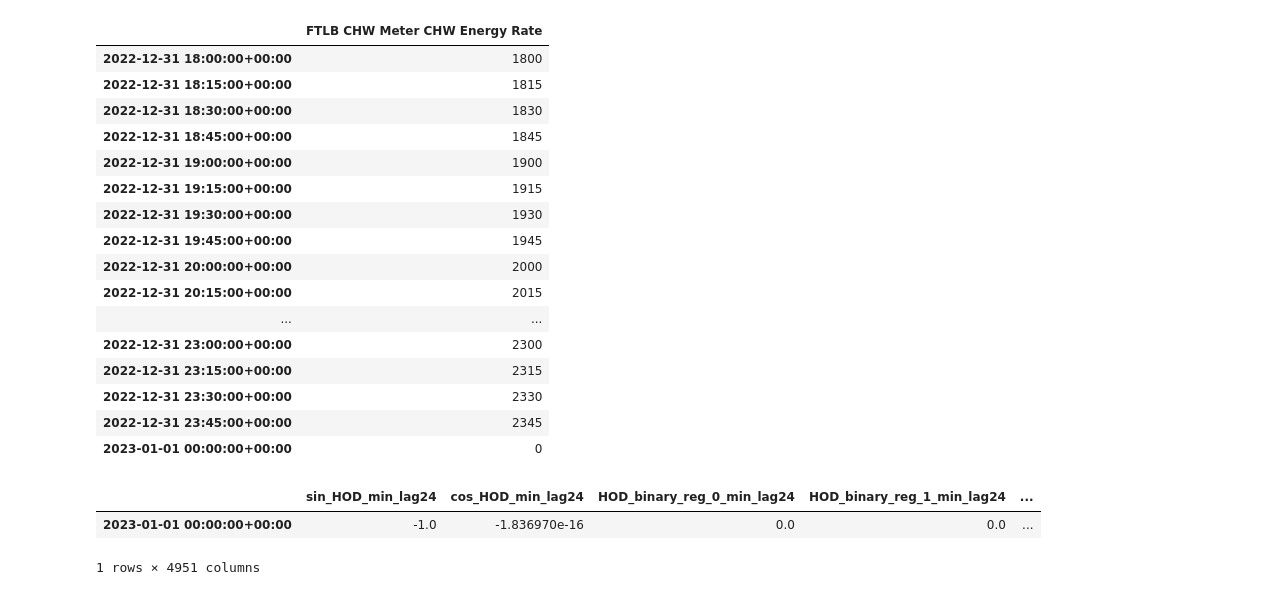
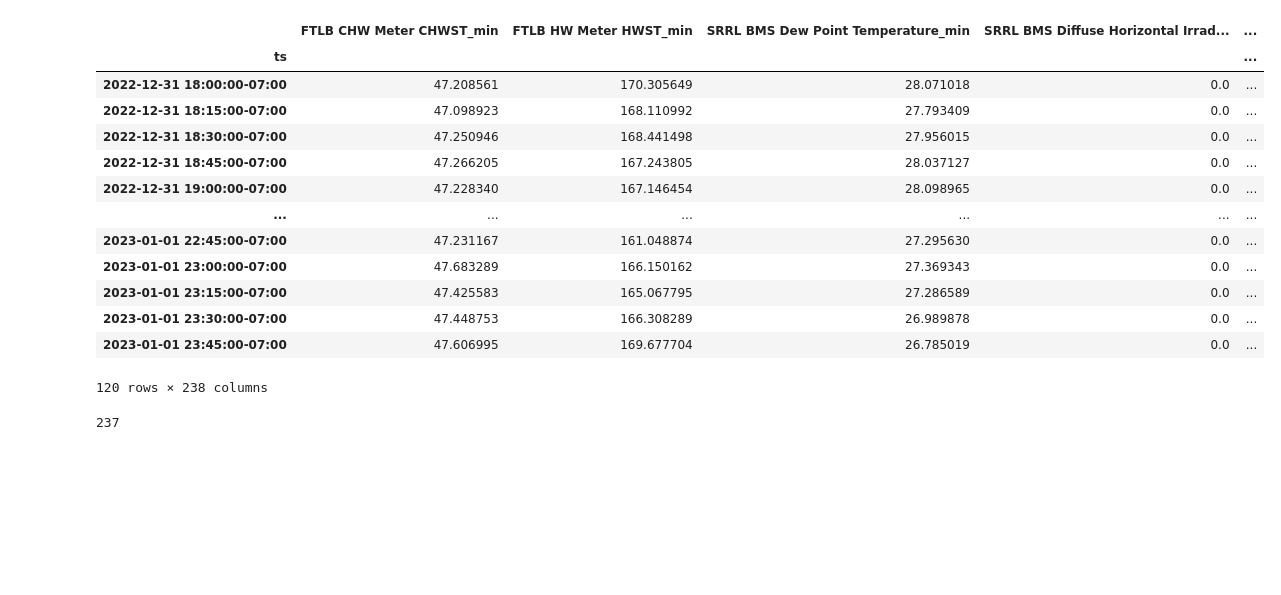
Before and after one commit to NREL/Wattile, a Jupyter notebook: notebooks/examples/predict.ipynb, the cells around one changed output. Saved outputs shown, nothing was run; the diff lists cells and outputs as text; code cells hidden in the pictures; blank space fills up the shorter version.

Commit message:
Use skyspark data

```diff
--- a/notebooks/examples/predict.ipynb
+++ b/notebooks/examples/predict.ipynb
@@ -27,0 +48,6 @@ print(configs)
+# %%
+exp_dir = PROJECT_DIRECTORY / "tests/fixtures/FTLB_FTLBCHWMeterCHWEnergyRate_r1"
+with open(exp_dir / "predictors_target_config.json", "r") as f:
+    boo = json.load(f)
+
+print([x["column"] for x in boo["predictors"]])
@@ -70,45 +70,30 @@ print(f"""
-# %%
-"""
-Great, now lets make some dummy data that matches those specs.
-"""
-
-data = pd.DataFrame(index=pd.date_range(start_time, end_time, freq=freq, inclusive=inclusive))
-for predictor in predictors:
-    data[predictor] = data.index.hour * 100 + data.index.minute
-
-# even though we are predicting, we must fill the target column with dummy data. It's not used though.
-data[target_var] = data.index.hour * 100 + data.index.minute
-
-
-data
-# %% [output]
-|  | FTLB CHW Meter CHW Energy Rate |
-| 2022-12-31 18:00:00+00:00 | 1800 |
-| 2022-12-31 18:15:00+00:00 | 1815 |
-| 2022-12-31 18:30:00+00:00 | 1830 |
-| 2022-12-31 18:45:00+00:00 | 1845 |
-| 2022-12-31 19:00:00+00:00 | 1900 |
-| 2022-12-31 19:15:00+00:00 | 1915 |
-| 2022-12-31 19:30:00+00:00 | 1930 |
-| 2022-12-31 19:45:00+00:00 | 1945 |
-| 2022-12-31 20:00:00+00:00 | 2000 |
-| 2022-12-31 20:15:00+00:00 | 2015 |
-| ... | ... |
-| 2022-12-31 23:00:00+00:00 | 2300 |
-| 2022-12-31 23:15:00+00:00 | 2315 |
-| 2022-12-31 23:30:00+00:00 | 2330 |
-| 2022-12-31 23:45:00+00:00 | 2345 |
-| 2023-01-01 00:00:00+00:00 | 0 |
-# %%
-"""
-Let's prep those for the model.
-"""
-train_df, val_df = prep_for_rnn(configs, data)
-val_df
-# %% [output]
-|  | sin_HOD_min_lag24 | cos_HOD_min_lag24 | HOD_binary_reg_0_min_lag24 | HOD_binary_reg_1_min_lag24 | ... |
-| 2023-01-01 00:00:00+00:00 | -1.0 | -1.836970e-16 | 0.0 | 0.0 | ... |
-1 rows × 4951 columns
+# %%
+with open("test_predictor_data.pickle", "rb") as f:
+    f.seek(0)
+    data = pickle.load(f)
+
+train_df, val_df = prep_for_rnn(configs, data)
+
+val_df
+# %% [output]
+|  | FTLB CHW Meter CHWST_min | FTLB HW Meter HWST_min | SRRL BMS Dew Point Temperature_min | SRRL BMS Diffuse Horizontal Irrad... | ... |
+| ts |  |  |  |  | ... |
+| 2022-12-31 18:00:00-07:00 | 47.208561 | 170.305649 | 28.071018 | 0.0 | ... |
+| 2022-12-31 18:15:00-07:00 | 47.098923 | 168.110992 | 27.793409 | 0.0 | ... |
+| 2022-12-31 18:30:00-07:00 | 47.250946 | 168.441498 | 27.956015 | 0.0 | ... |
+| 2022-12-31 18:45:00-07:00 | 47.266205 | 167.243805 | 28.037127 | 0.0 | ... |
+| 2022-12-31 19:00:00-07:00 | 47.228340 | 167.146454 | 28.098965 | 0.0 | ... |
+| ... | ... | ... | ... | ... | ... |
+| 2023-01-01 22:45:00-07:00 | 47.231167 | 161.048874 | 27.295630 | 0.0 | ... |
+| 2023-01-01 23:00:00-07:00 | 47.683289 | 166.150162 | 27.369343 | 0.0 | ... |
+| 2023-01-01 23:15:00-07:00 | 47.425583 | 165.067795 | 27.286589 | 0.0 | ... |
+| 2023-01-01 23:30:00-07:00 | 47.448753 | 166.308289 | 26.989878 | 0.0 | ... |
+| 2023-01-01 23:45:00-07:00 | 47.606995 | 169.677704 | 26.785019 | 0.0 | ... |
+120 rows × 238 columns
+# %%
+pprint(configs["input_dim"])
+# %% [output]
+237
 # %%
 """
 One line in, one prediction (with many quantiles) out.
```
Also changed, not shown: parts of 6 cells of this notebook, 2 other files.
